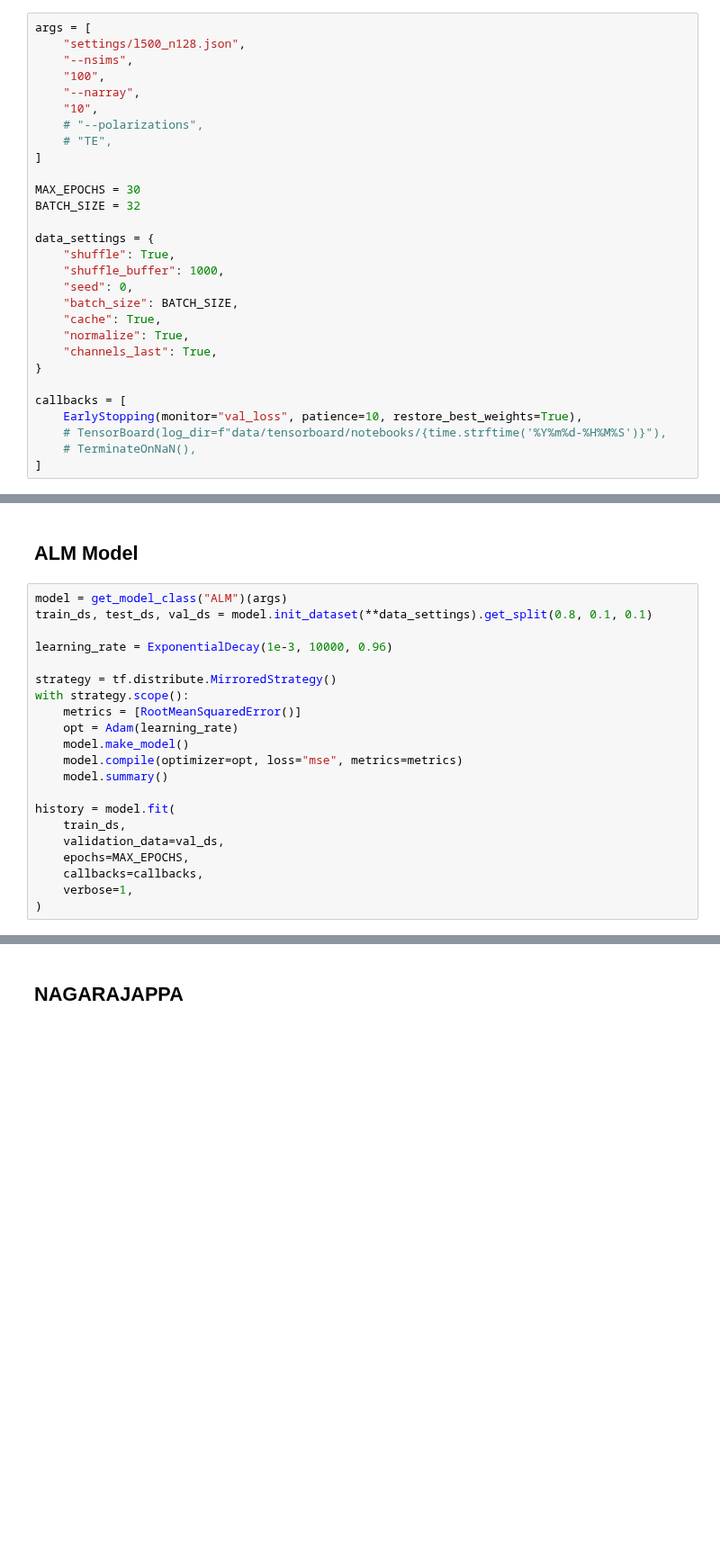
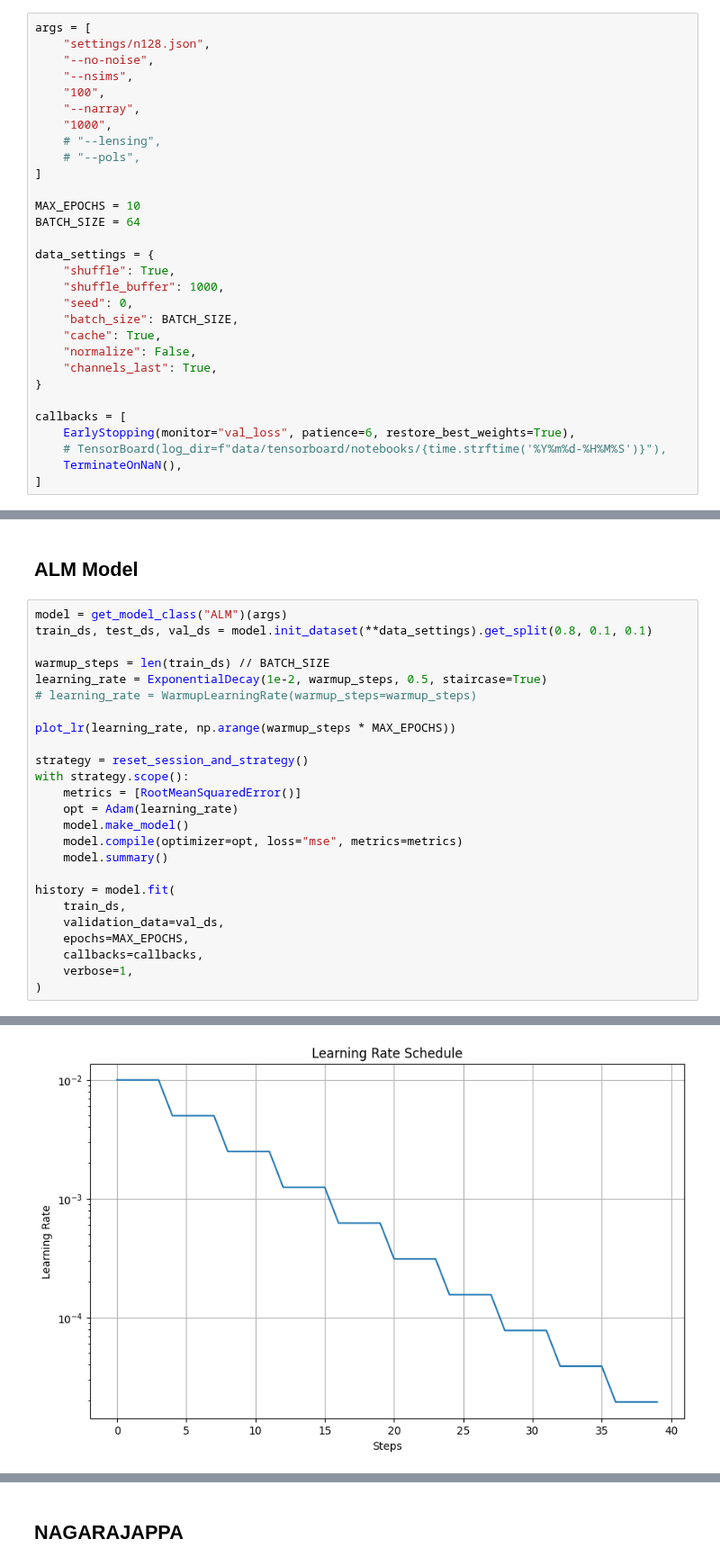
Before and after one commit to JBrandonS/MLPNG, a Jupyter notebook: notebooks/trainer.ipynb, the cells around one changed output, grey strips where cells are left out. Shown at 90% size. Cells and saved outputs as stored; diff of their text form; blank space fills up the shorter version.

Commit message:
Changes for trainer

```diff
--- a/notebooks/trainer.ipynb
+++ b/notebooks/trainer.ipynb
@@ -54,17 +92,18 @@ logger = setup_logging(__name__, base_level=logging.DEBUG)
 ## Configure
 # %%
 args = [
-    "settings/l500_n128.json",
+    "settings/n128.json",
+    "--no-noise",
     "--nsims",
     "100",
     "--narray",
-    "10",
-    # "--polarizations",
-    # "TE",
+    "1000",
+    # "--lensing",
+    # "--pols",
 ]
 
-MAX_EPOCHS = 30
-BATCH_SIZE = 32
+MAX_EPOCHS = 10
+BATCH_SIZE = 64
 
 data_settings = {
     "shuffle": True,
@@ -72,14 +111,14 @@ data_settings = {
     "seed": 0,
     "batch_size": BATCH_SIZE,
     "cache": True,
-    "normalize": True,
+    "normalize": False,
     "channels_last": True,
 }
 
 callbacks = [
-    EarlyStopping(monitor="val_loss", patience=10, restore_best_weights=True),
+    EarlyStopping(monitor="val_loss", patience=6, restore_best_weights=True),
     # TensorBoard(log_dir=f"data/tensorboard/notebooks/{time.strftime('%Y%m%d-%H%M%S')}"),
-    # TerminateOnNaN(),
+    TerminateOnNaN(),
 ]
 # %%
 # from scripts.utils.tf import try_init_wandb
@@ -125,9 +174,13 @@ plot_histogram(truth, preds)
 model = get_model_class("ALM")(args)
 train_ds, test_ds, val_ds = model.init_dataset(**data_settings).get_split(0.8, 0.1, 0.1)
 
-learning_rate = ExponentialDecay(1e-3, 10000, 0.96)
+warmup_steps = len(train_ds) // BATCH_SIZE
+learning_rate = ExponentialDecay(1e-2, warmup_steps, 0.5, staircase=True)
+# learning_rate = WarmupLearningRate(warmup_steps=warmup_steps)
 
-strategy = tf.distribute.MirroredStrategy()
+plot_lr(learning_rate, np.arange(warmup_steps * MAX_EPOCHS))
+
+strategy = reset_session_and_strategy()
 with strategy.scope():
     metrics = [RootMeanSquaredError()]
     opt = Adam(learning_rate)
@@ -142,3 +195,4 @@ history = model.fit(
     callbacks=callbacks,
     verbose=1,
 )
+# %% [output]
@@ -144,0 +217 @@ history = model.fit(
+[figure, added]
```
Also changed, not shown: parts of 12 cells of this notebook, 13 other files.
